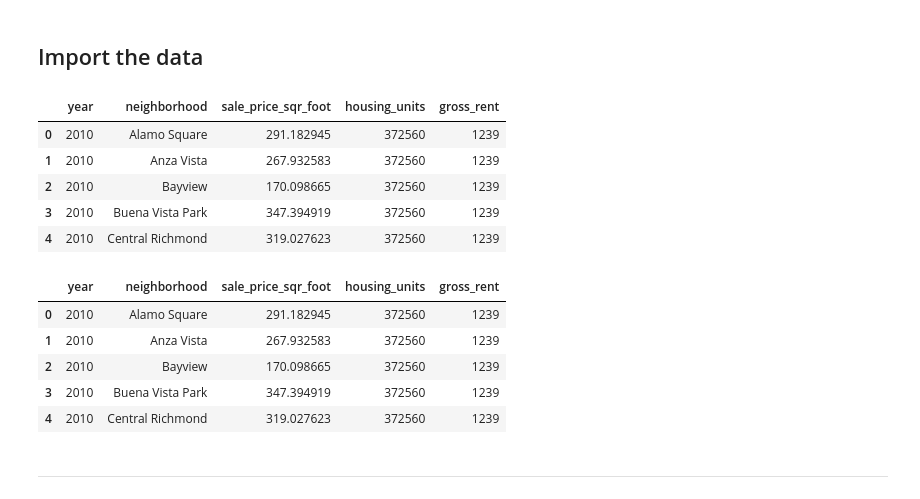
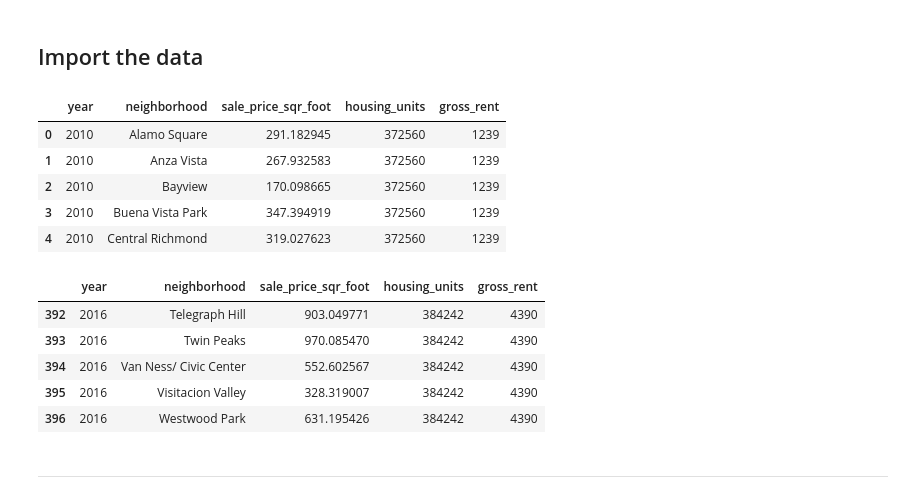
Before and after one commit to oneor11/fintech-proptech-property-analyzer, a Jupyter notebook: san_francisco_housing.ipynb, the cells around one changed output. Cells and saved outputs as stored; diff of their text form; code cells hidden in the pictures.

```diff
--- a/san_francisco_housing.ipynb
+++ b/san_francisco_housing.ipynb
@@ -129,24 +129,24 @@ from bokeh.models.tools import HoverTool
 # %%
 # Using the read_csv function and Path module, create a DataFrame
 # by importing the sfo_neighborhoods_census_data.csv file from the Resources folder
 sfo_data_df = pd.read_csv(Path('Resources/sfo_neighborhoods_census_data.csv'))
 
 # Review the first and last five rows of the DataFrame
 display(sfo_data_df.head())
-display(sfo_data_df.head())
+display(sfo_data_df.tail())
 # %% [output]
 |  | year | neighborhood | sale_price_sqr_foot | housing_units | gross_rent |
 | 0 | 2010 | Alamo Square | 291.182945 | 372560 | 1239 |
 | 1 | 2010 | Anza Vista | 267.932583 | 372560 | 1239 |
 | 2 | 2010 | Bayview | 170.098665 | 372560 | 1239 |
 | 3 | 2010 | Buena Vista Park | 347.394919 | 372560 | 1239 |
 | 4 | 2010 | Central Richmond | 319.027623 | 372560 | 1239 |
 |  | year | neighborhood | sale_price_sqr_foot | housing_units | gross_rent |
-| 0 | 2010 | Alamo Square | 291.182945 | 372560 | 1239 |
-| 1 | 2010 | Anza Vista | 267.932583 | 372560 | 1239 |
-| 2 | 2010 | Bayview | 170.098665 | 372560 | 1239 |
-| 3 | 2010 | Buena Vista Park | 347.394919 | 372560 | 1239 |
-| 4 | 2010 | Central Richmond | 319.027623 | 372560 | 1239 |
+| 392 | 2016 | Telegraph Hill | 903.049771 | 384242 | 4390 |
+| 393 | 2016 | Twin Peaks | 970.085470 | 384242 | 4390 |
+| 394 | 2016 | Van Ness/ Civic Center | 552.602567 | 384242 | 4390 |
+| 395 | 2016 | Visitacion Valley | 328.319007 | 384242 | 4390 |
+| 396 | 2016 | Westwood Park | 631.195426 | 384242 | 4390 |
 # %% [markdown]
 ---
 # %% [markdown]
```
Also changed, not shown: parts of 13 cells of this notebook.
